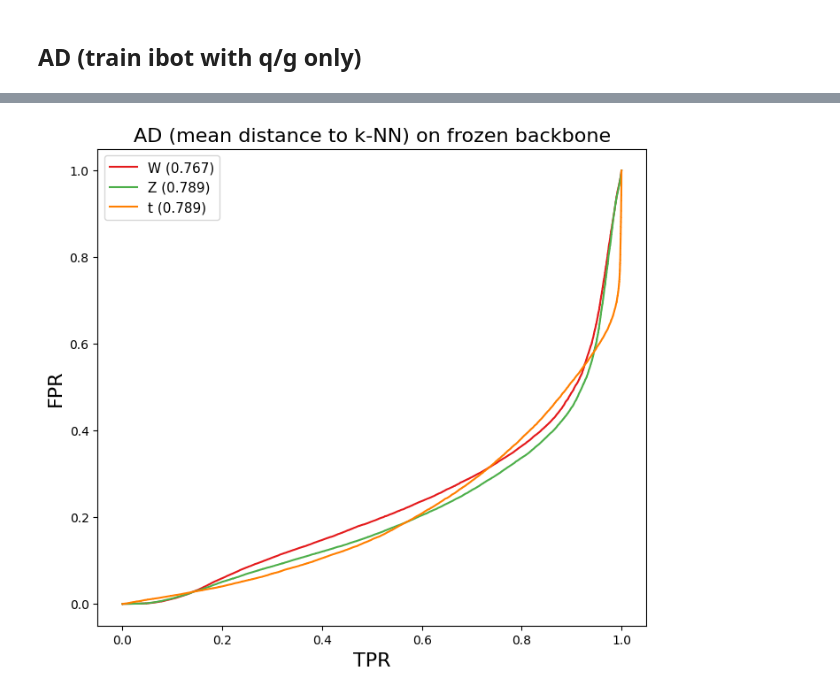
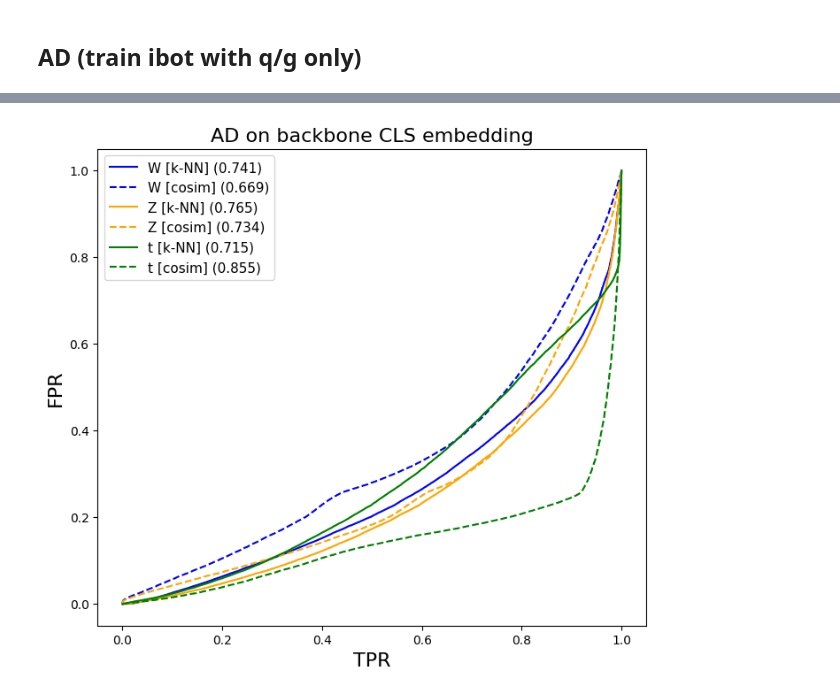
Before and after one commit to hftsoi/ssl_ad, a Jupyter notebook: ibot.ipynb, the cells around one changed output, grey strips where cells are left out. Cells and saved outputs as stored; diff of their text form; code cells hidden in the pictures.

Commit message:
add cosim ad score

```diff
--- a/ibot.ipynb
+++ b/ibot.ipynb
@@ -41,7 +41,7 @@ np.random.shuffle(indices)
 x_all = x_all[indices]
 y_all = y_all[indices]
 
-n_train = 150000
+n_train = 180000
 n_val = 1000
 #n_test = x_all.shape[0] - n_train - n_val
 n_test = 200000
@@ -55,6 +55,9 @@ y_val = y_all[n_train:n_train + n_val]
 x_test = x_all[n_train + n_val:]
 y_test = y_all[n_train + n_val:]
 
+x_test = x_test[:n_test]
+y_test = y_test[:n_test]
+
 del x_all, y_all
 
 print("x_train shape:", x_train.shape)
@@ -159,7 +162,7 @@ RNG = np.random.default_rng(42)
 
 fig, axes = plt.subplots(3, 5, figsize=(20, 12))
 class_names = ['q', 'g', 'W', 'Z', 't']
-mask_ratio = 0.3
+mask_ratio = 0.4
 
 for col, cname in enumerate(class_names):
     idx = np.where(y_train.argmax(axis=1)==col)[0][0]
@@ -265,7 +268,7 @@ def build_proj_head(d_in, d_proj, name):
     head.build((None, None, d_in))
     return head
 
-d_model=64
+d_model=80
 n_heads=3
 n_layers=3
 d_proj=64
@@ -857,0 +864,19 @@ plt.show()
+# %%
+fig, ax = plt.subplots(1,2,figsize=(10,3))
+
+ax[0].hist(score_knn_normal, bins=100, density=True, color='grey', alpha=0.5, label='q/g')
+for (name, score), i in zip(scores_knn_anomaly.items(), range(len(scores_knn_anomaly))):
+    ax[0].hist(score, bins=100, density=True, histtype='step', linewidth=2, color=f"C{i}", label=f"{name}")
+ax[0].set_xlabel("anomaly score", size=12)
+ax[0].set_title("mean distance to k-NN", size=12)
+ax[0].legend(fontsize=10)
+
+ax[1].hist(score_cosim_normal, bins=100, density=True, color='grey', alpha=0.5, label='q/g')
+for (name, score), i in zip(scores_cosim_anomaly.items(), range(len(scores_cosim_anomaly))):
+    ax[1].hist(score, bins=100, density=True, histtype='step', linewidth=2, color=f"C{i}", label=f"{name}")
+ax[1].set_xlabel("anomaly score", size=12)
+ax[1].set_title("weighted cosine similarity", size=12)
+ax[1].legend(fontsize=10)
+
+plt.tight_layout()
+plt.show()
@@ -858,21 +885,26 @@ plt.show()
 # %%
 plt.figure(figsize=(8,7))
-colors = plt.cm.Set1(np.linspace(0,1,5))
+colors = ["blue", "orange", "green"]
 
 for i,(col,name) in enumerate(anomaly_classes.items()):
-    y_true = np.concatenate([np.zeros_like(score_normal), np.ones_like(scores_anomaly[name])])
-    scores = np.concatenate([score_normal, scores_anomaly[name]])
-
+    y_true = np.concatenate([np.zeros_like(score_knn_normal), np.ones_like(scores_knn_anomaly[name])])
+    scores = np.concatenate([score_knn_normal, scores_knn_anomaly[name]])
     fpr, tpr, _ = roc_curve(y_true, scores)
     auc_ = auc(fpr, tpr)
-    plt.plot(tpr, fpr, color=colors[i], label=f"{name} ({auc_:.3f})", linestyle="-", lw=1.5)
+    plt.plot(tpr, fpr, color=colors[i], label=f"{name} [k-NN] ({auc_:.3f})", linestyle="-", lw=1.5)
+
+    y_true = np.concatenate([np.zeros_like(score_cosim_normal), np.ones_like(scores_cosim_anomaly[name])])
+    scores = np.concatenate([score_cosim_normal, scores_cosim_anomaly[name]])
+    fpr, tpr, _ = roc_curve(y_true, scores)
+    auc_ = auc(fpr, tpr)
+    plt.plot(tpr, fpr, color=colors[i], label=f"{name} [cosim] ({auc_:.3f})", linestyle="--", lw=1.5)
 
 plt.xlabel("TPR", size=16)
 plt.ylabel("FPR", size=16)
 #plt.yscale("log")
 #plt.ylim(1e-4,1)
-plt.title("AD (mean distance to k-NN) on frozen backbone", size=16)
+plt.title("AD on backbone CLS embedding", size=16)
 plt.legend(fontsize=11)
 plt.show()
 # %% [output]
-[figure, old version]
+[figure, new version]
```
Also changed, not shown: parts of 18 cells of this notebook.
